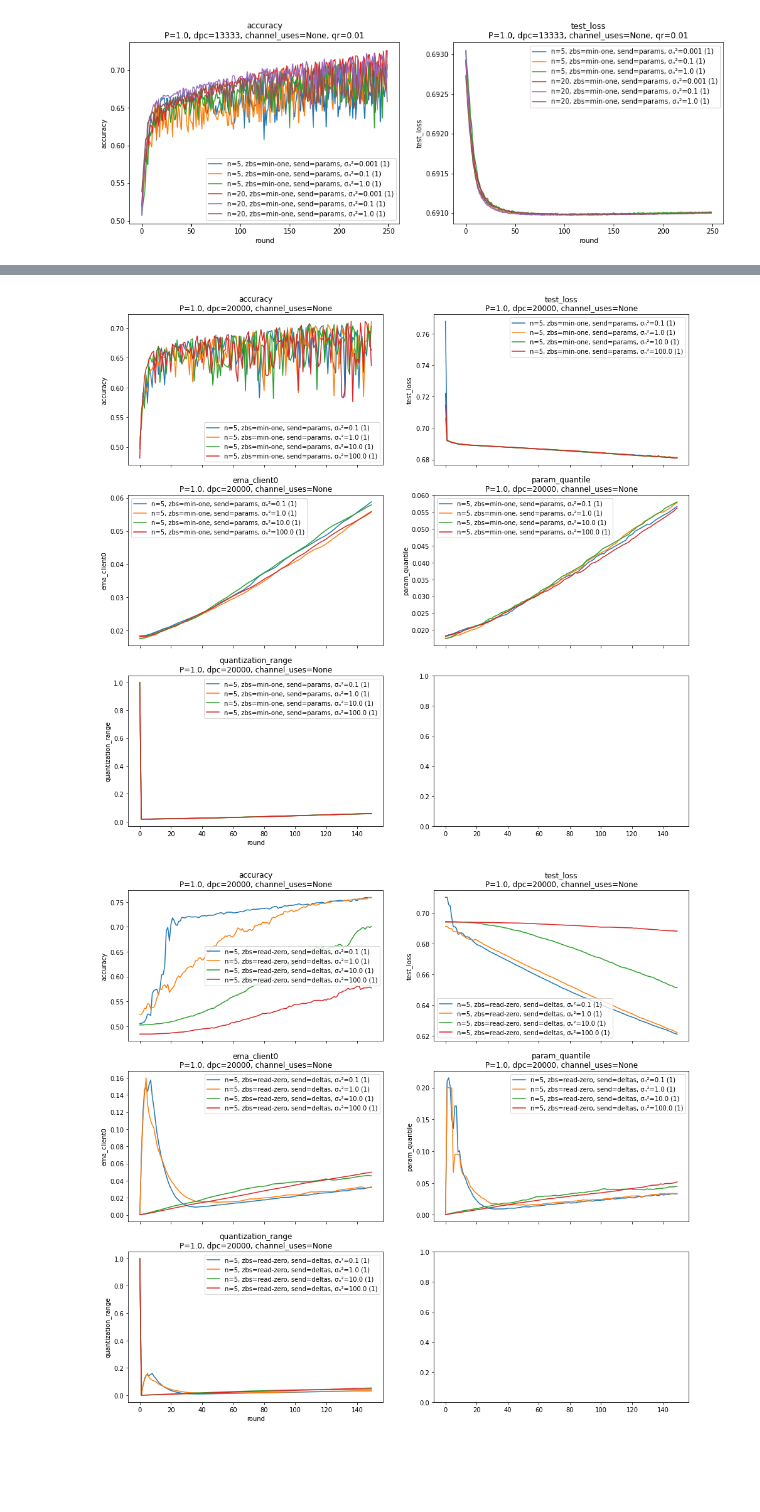
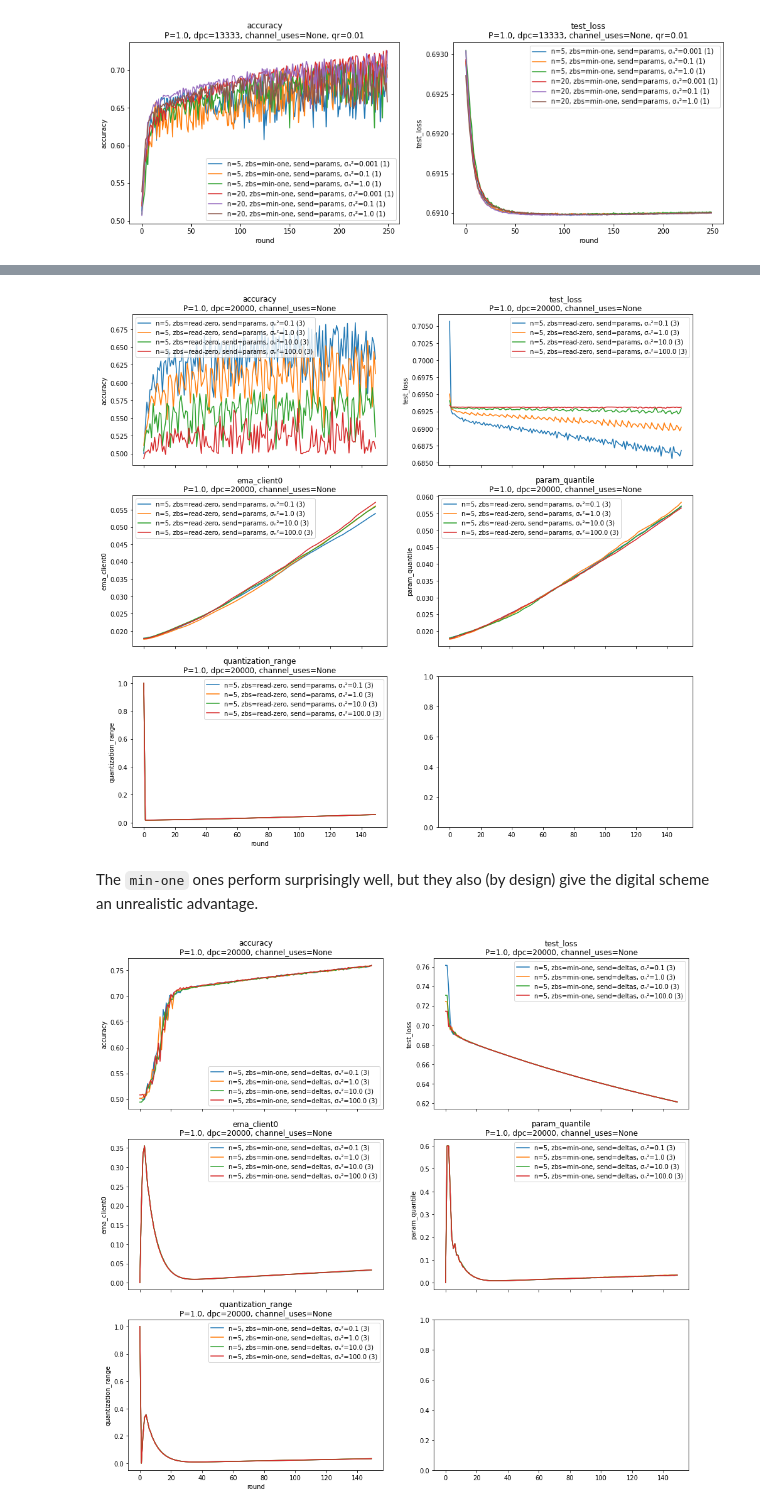
Before and after one commit to czlee/kyanite, a Jupyter notebook: misc-plots-2.ipynb, the cells around one changed output, grey strips where cells are left out. Saved outputs shown, nothing was run; the diff lists cells and outputs as text; code cells hidden in the pictures; blank space fills up the shorter version.

Commit message:
Update plots

```diff
--- a/misc-plots-2.ipynb
+++ b/misc-plots-2.ipynb
@@ -241,7 +248,7 @@ title_specs = {
 }
 series_specs = {
     'clients': [5],
-    'zero_bits_strategy': ['min-one'],
+    'zero_bits_strategy': ['read-zero'],
     'send': ['deltas'],
     'noise': '__all__',
 }
@@ -254,13 +261,15 @@ plot_averaged_training_charts(results_dir, fields, title_specs, fixed_specs, ser
 series_specs['send'] = ['params']
 plot_averaged_training_charts(results_dir, fields, title_specs, fixed_specs, series_specs)
 # %% [output]
-[figure, old version]
+[figure, new version]
+# %% [markdown]
+The `min-one` ones perform surprisingly well, but they also (by design) give the digital scheme an unrealistic advantage.
 # %%
-series_specs['zero_bits_strategy'] = ['read-zero']
+series_specs['zero_bits_strategy'] = ['min-one']
 series_specs['send'] = ['deltas']
 plot_averaged_training_charts(results_dir, fields, title_specs, fixed_specs, series_specs)
 # %% [output]
-[figure, old version]
+[figure, new version]
 # %%
 series_specs['send'] = ['params']
 plot_averaged_training_charts(results_dir, fields, title_specs, fixed_specs, series_specs)
```
Also changed, not shown: parts of 9 cells of this notebook.
